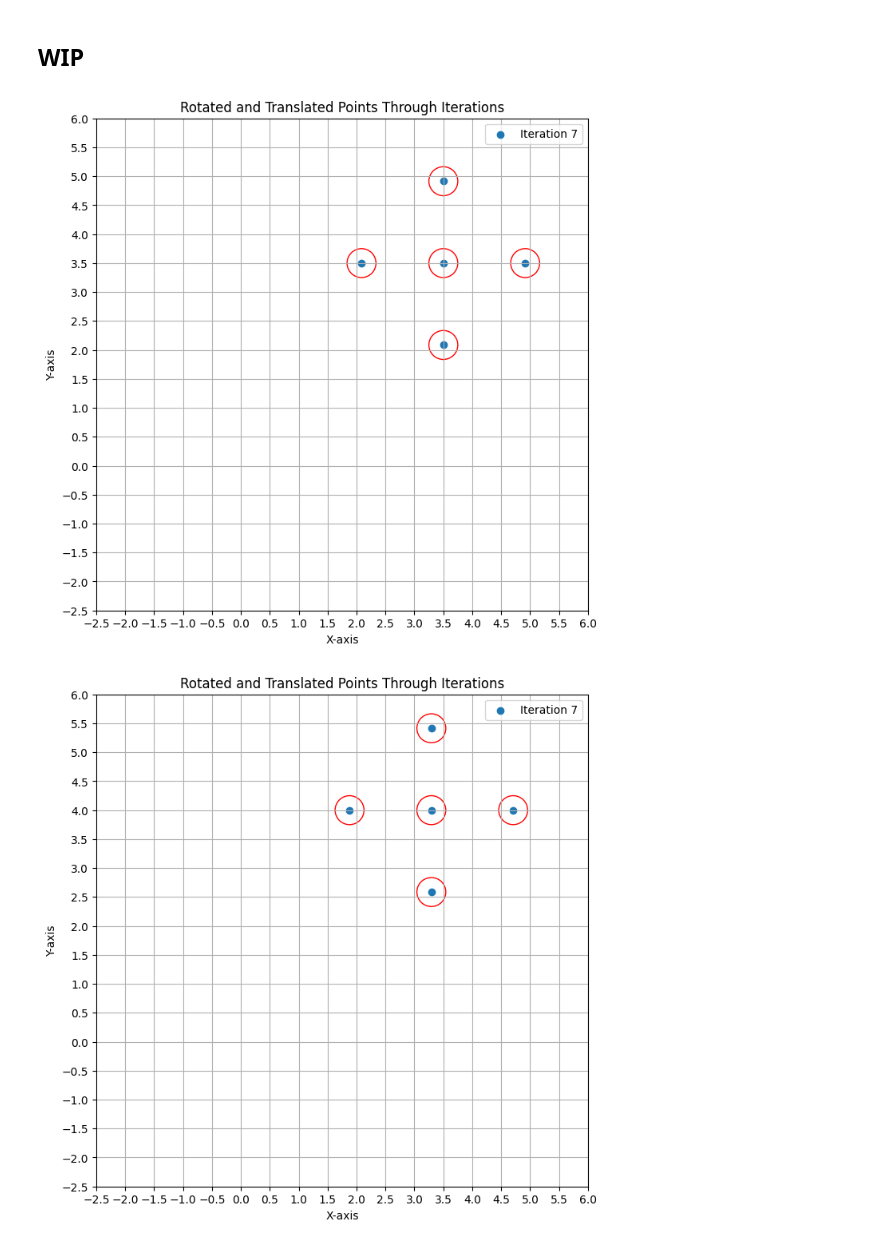
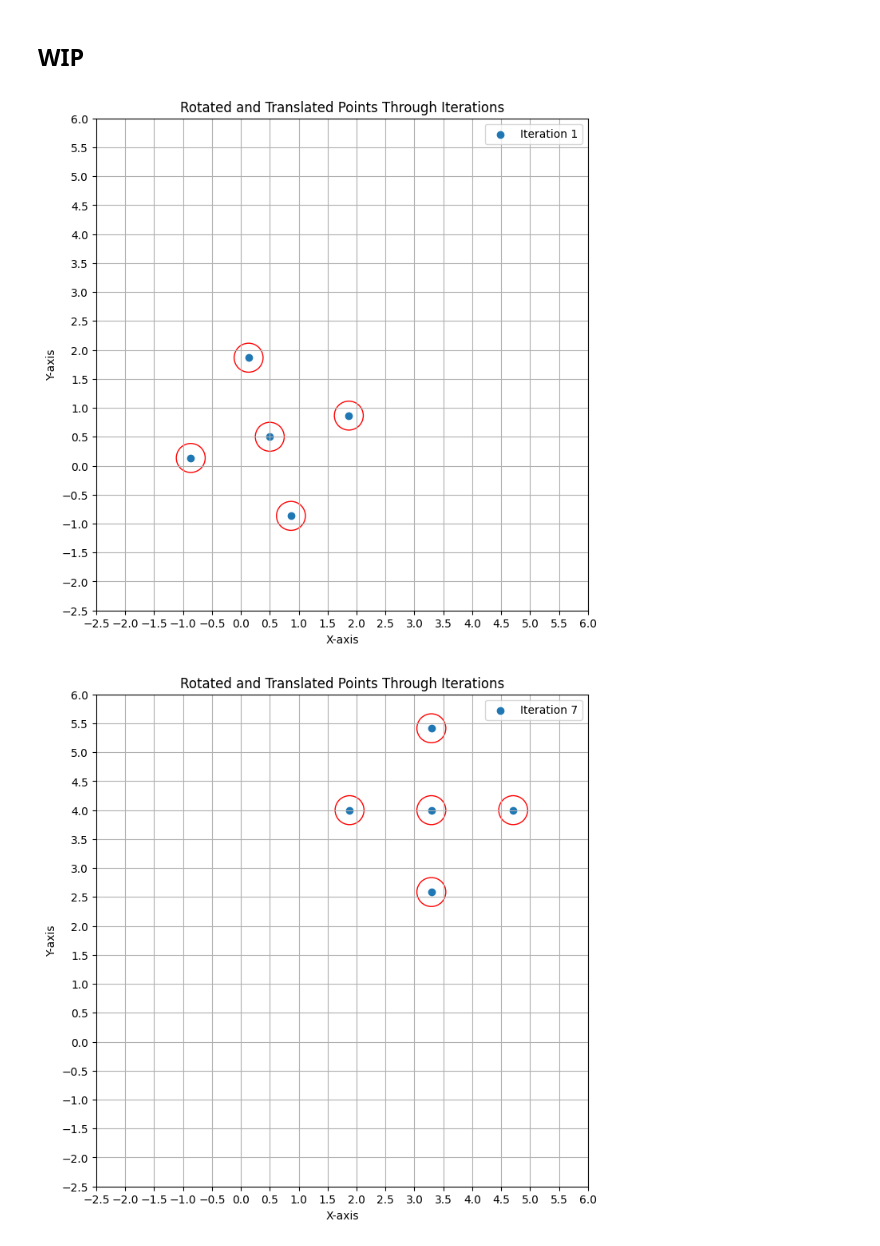
Before and after one commit to alexandru-dochian/multi_agent_framework, a Jupyter notebook: analytics.ipynb, the cells around one changed output. Saved outputs shown, nothing was run; the diff lists cells and outputs as text; code cells hidden in the pictures.

```diff
--- a/analytics.ipynb
+++ b/analytics.ipynb
@@ -552,9 +529,6 @@ array([[ -11.57392979,   -0.15158844,  -11.57393074],
 # %% [markdown]
 ## WIP
 # %%
-import numpy as np
-import matplotlib.pyplot as plt
-
 def rotate_points(points, theta):
     # Convert theta to radians
     theta_rad = np.radians(theta)
@@ -566,7 +540,7 @@ def rotate_points(points, theta):
     ])
 
     # Rotate each point
-    rotated_points = np.dot(points, rotation_matrix.T)
+    rotated_points = np.dot(points, rotation_matrix)
 
     return rotated_points
 
@@ -580,39 +554,39 @@ def translate_points(points, translation_vector):
 points = np.array([[0, 0], [1, 1], [-1, 1], [1, -1], [-1, -1]])
 
 # Define the rotation angle in degrees, the number of iterations, and the translation vector
-theta = 45  # Rotation angle
+theta = 30  # Rotation angle
 iterations = 8  # Number of iterations
 translation_vector = np.array([0.5, 0.5])  # Translation vector
 
 # Plot the points for each iteration
 fig, ax = plt.subplots(figsize=(8, 8))
 
 for i in range(iterations):
-    if i != 7:
+    if i != 1:
         continue
     rotated_points = rotate_points(points, theta * i)
     translated_points = translate_points(rotated_points, translation_vector * i)
     ax.scatter(translated_points[:, 0], translated_points[:, 1], label=f'Iteration {i}')
     for point in translated_points:
         ellipse = plt.Circle((point[0], point[1]), 0.25, edgecolor='r', fc='None', lw=1)
         ax.add_patch(ellipse)
 
 # Set plot limits
 ax.set_xlim(-2.5, 6)
 ax.set_ylim(-2.5, 6)
 ax.set_xticks(np.arange(-2.5, 6.5, 0.5))
 ax.set_yticks(np.arange(-2.5, 6.5, 0.5))
 ax.grid(True)
 ax.set_aspect('equal')
 
 # Add legend and labels
 plt.xlabel('X-axis')
 plt.ylabel('Y-axis')
 plt.title('Rotated and Translated Points Through Iterations')
 plt.legend()
 plt.show()
 # %% [output]
-[figure, old version]
+[figure, new version]
 # %%
 import numpy as np
 import matplotlib.pyplot as plt
```
Also changed, not shown: parts of 6 cells of this notebook, 5 other files.
